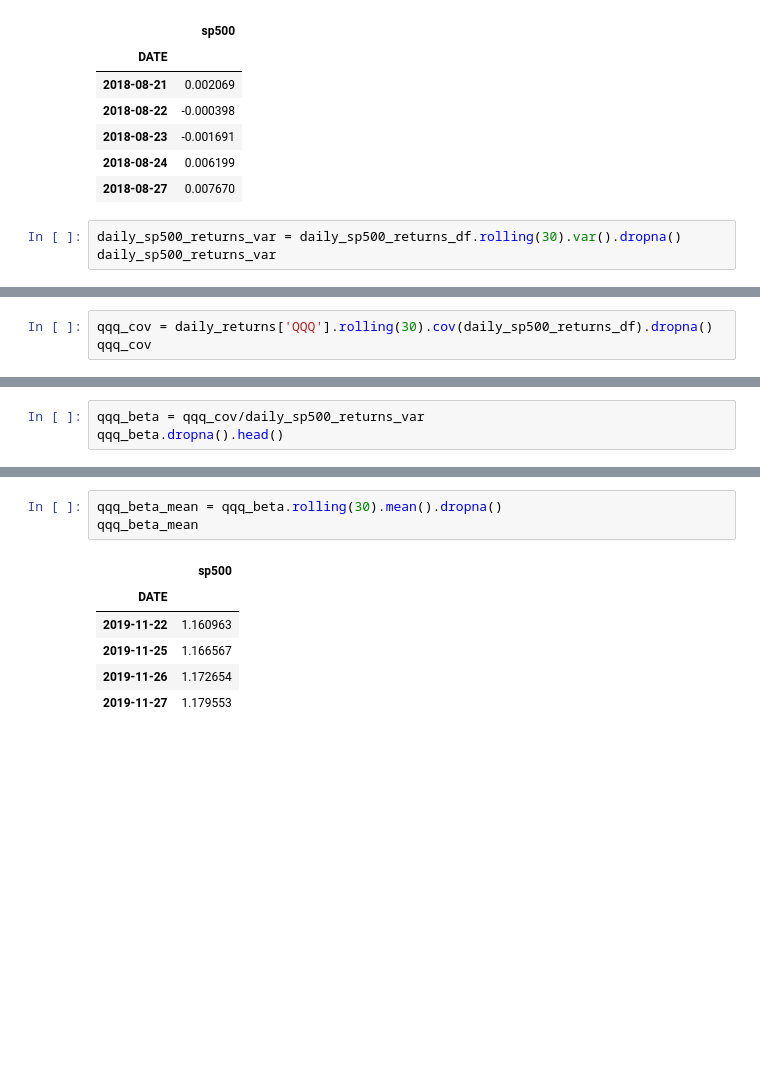
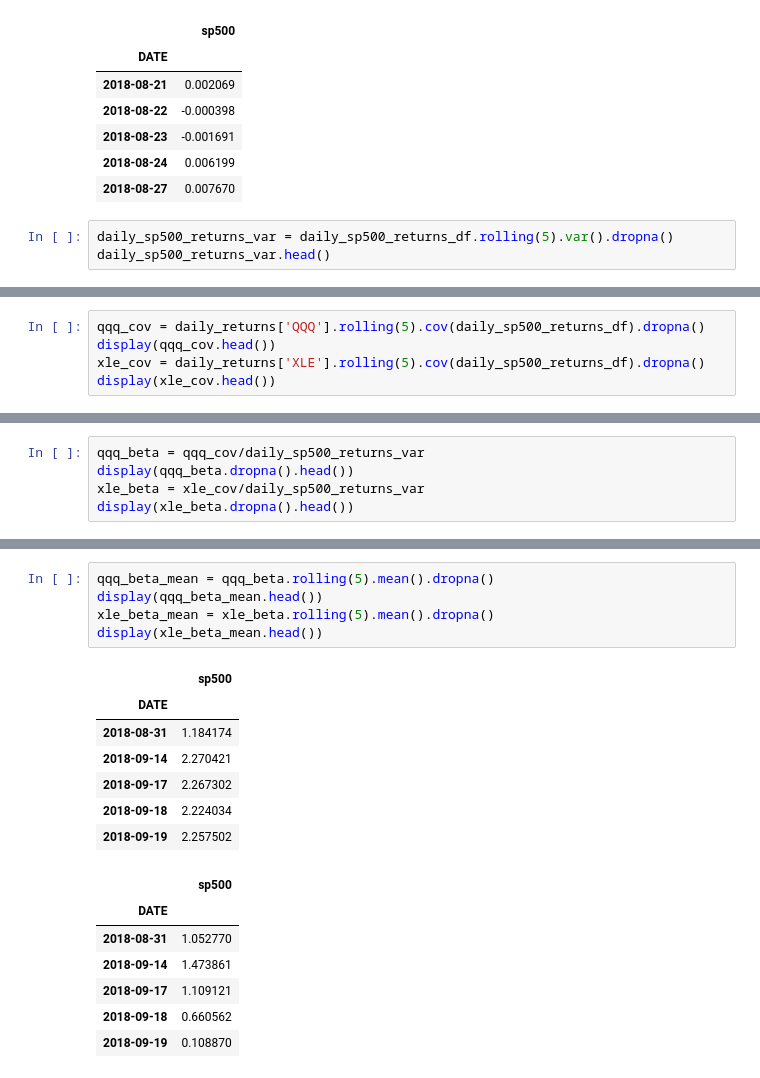
Before and after one commit to jsherrer391/Project_Gotham, a Jupyter notebook: kg_file.ipynb, the cells around one changed output, grey strips where cells are left out. Saved outputs shown, nothing was run; the diff lists cells and outputs as text; blank space fills up the shorter version.

```diff
--- a/kg_file.ipynb
+++ b/kg_file.ipynb
@@ -260,8 +260,8 @@ daily_sp500_returns_df.head()
 | 2018-08-24 | 0.006199 |
 | 2018-08-27 | 0.007670 |
 # %%
-daily_sp500_returns_var = daily_sp500_returns_df.rolling(30).var().dropna()
-daily_sp500_returns_var
+daily_sp500_returns_var = daily_sp500_returns_df.rolling(5).var().dropna()
+daily_sp500_returns_var.head()
 # %% [output]
 |  | sp500 |
 | DATE |  |
@@ -280,6 +273,8 @@ daily_sp500_returns_var
 # %%
-qqq_cov = daily_returns['QQQ'].rolling(30).cov(daily_sp500_returns_df).dropna()
-qqq_cov
+qqq_cov = daily_returns['QQQ'].rolling(5).cov(daily_sp500_returns_df).dropna()
+display(qqq_cov.head())
+xle_cov = daily_returns['XLE'].rolling(5).cov(daily_sp500_returns_df).dropna()
+display(xle_cov.head())
 # %% [output]
 |  | sp500 |
 | DATE |  |
@@ -298,6 +293,8 @@ qqq_cov
 # %%
 qqq_beta = qqq_cov/daily_sp500_returns_var
-qqq_beta.dropna().head()
+display(qqq_beta.dropna().head())
+xle_beta = xle_cov/daily_sp500_returns_var
+display(xle_beta.dropna().head())
 # %% [output]
 |  | sp500 |
 | DATE |  |
@@ -309,11 +313,21 @@ qqq_beta.dropna().head()
 # %%
-qqq_beta_mean = qqq_beta.rolling(30).mean().dropna()
-qqq_beta_mean
+qqq_beta_mean = qqq_beta.rolling(5).mean().dropna()
+display(qqq_beta_mean.head())
+xle_beta_mean = xle_beta.rolling(5).mean().dropna()
+display(xle_beta_mean.head())
 # %% [output]
 |  | sp500 |
 | DATE |  |
-| 2019-11-22 | 1.160963 |
-| 2019-11-25 | 1.166567 |
-| 2019-11-26 | 1.172654 |
-| 2019-11-27 | 1.179553 |
+| 2018-08-31 | 1.184174 |
+| 2018-09-14 | 2.270421 |
+| 2018-09-17 | 2.267302 |
+| 2018-09-18 | 2.224034 |
+| 2018-09-19 | 2.257502 |
+|  | sp500 |
+| DATE |  |
+| 2018-08-31 | 1.052770 |
+| 2018-09-14 | 1.473861 |
+| 2018-09-17 | 1.109121 |
+| 2018-09-18 | 0.660562 |
+| 2018-09-19 | 0.108870 |
 # %%
```
Also changed, not shown: parts of 14 cells of this notebook.
